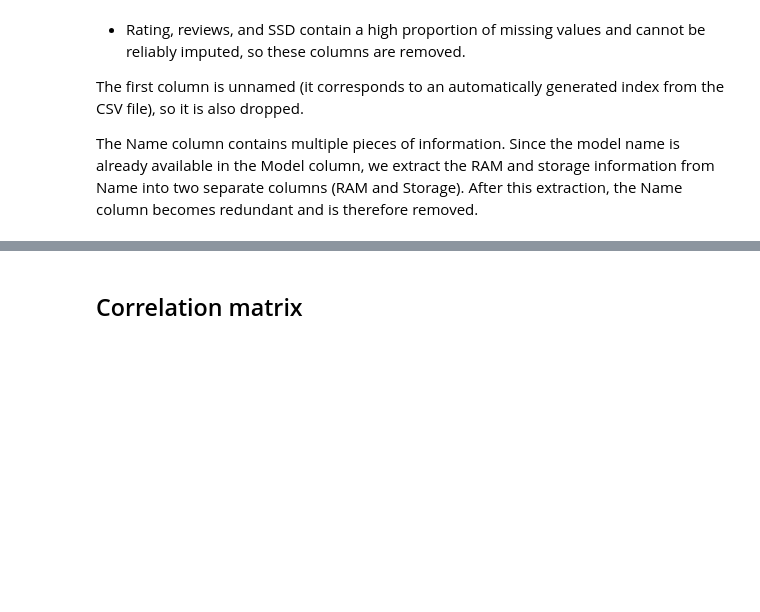
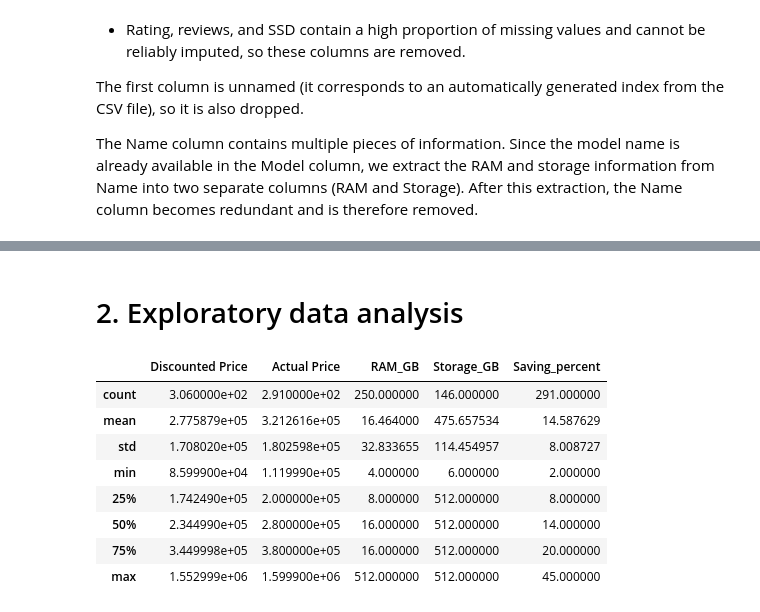
Before and after one commit to Zakaria-Boukeffa/LAPTOP-PRICE-ML, a Jupyter notebook: laptop.ipynb, the cells around one changed output, grey strips where cells are left out. Saved outputs shown, nothing was run; the diff lists cells and outputs as text; code cells hidden in the pictures; blank space fills up the shorter version.

Commit message:
Bad data bro

```diff
--- a/laptop.ipynb
+++ b/laptop.ipynb
@@ -110,0 +186,4 @@ df1.head()
+# %%
+# Extracting quanitaive features
+df_qnt = df1.select_dtypes(include=['float64', 'int64'])
+df_qnt.head()
@@ -111,2 +197,14 @@ df1.head()
 # %% [markdown]
-## Correlation matrix
+# 2. Exploratory data analysis
+# %%
+df_qnt.describe()
+# %% [output]
+|  | Discounted Price | Actual Price | RAM_GB | Storage_GB | Saving_percent |
+| count | 3.060000e+02 | 2.910000e+02 | 250.000000 | 146.000000 | 291.000000 |
+| mean | 2.775879e+05 | 3.212616e+05 | 16.464000 | 475.657534 | 14.587629 |
+| std | 1.708020e+05 | 1.802598e+05 | 32.833655 | 114.454957 | 8.008727 |
+| min | 8.599900e+04 | 1.119990e+05 | 4.000000 | 6.000000 | 2.000000 |
+| 25% | 1.742490e+05 | 2.000000e+05 | 8.000000 | 512.000000 | 8.000000 |
+| 50% | 2.344990e+05 | 2.800000e+05 | 16.000000 | 512.000000 | 14.000000 |
+| 75% | 3.449998e+05 | 3.800000e+05 | 16.000000 | 512.000000 | 20.000000 |
+| max | 1.552999e+06 | 1.599900e+06 | 512.000000 | 512.000000 | 45.000000 |
```
Also changed, not shown: parts of 5 cells of this notebook.
